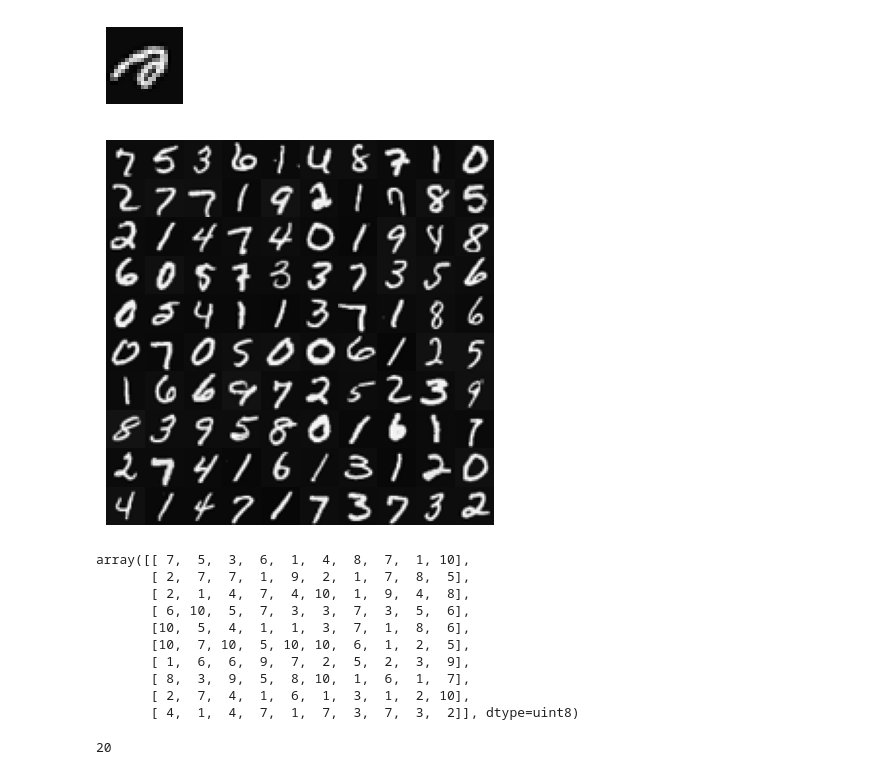
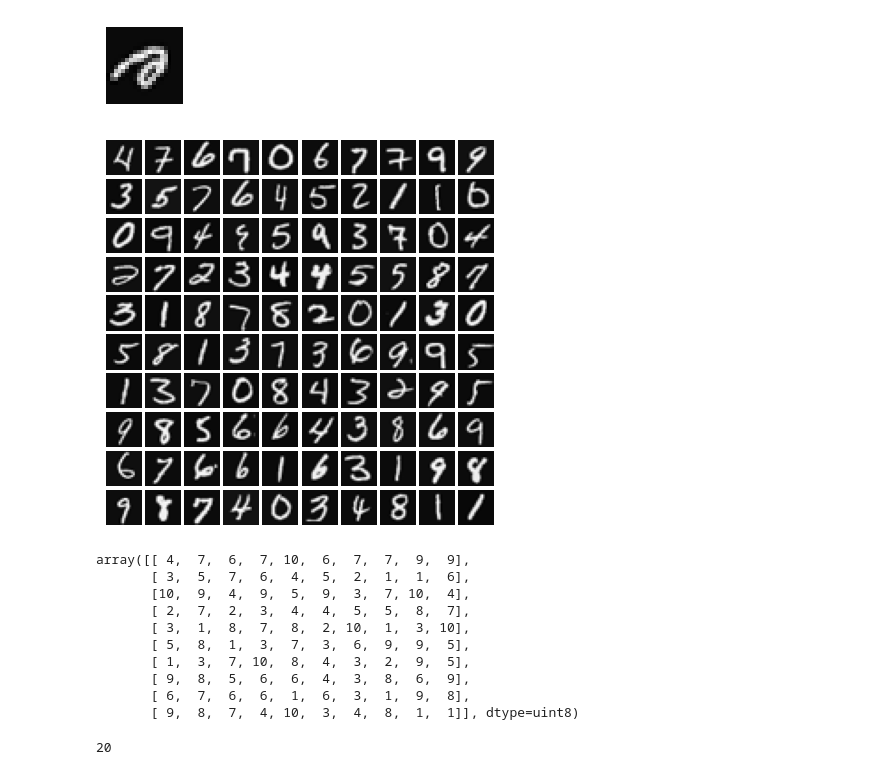
Before and after one commit to samisaf/Learning-AI, a Jupyter notebook: Coursera - Machine Learning/Neural Networks.ipynb, the cells around one changed output. Saved outputs shown, nothing was run; the diff lists cells and outputs as text; code cells hidden in the pictures.

```diff
--- a/Coursera - Machine Learning/Neural Networks.ipynb
+++ b/Coursera - Machine Learning/Neural Networks.ipynb
@@ -56,33 +56,33 @@ plt.axis('off')
 (-0.5, 19.5, 19.5, -0.5)
 [figure]
 # %%
-def displayData(X, y, plot_size=10):
+def displayData(X, y, plot_size=10, figsize=5):
     indices = np.random.choice(len(X), plot_size*plot_size, replace=False)
     labels = y[indices]
     selected_images = X[indices]
-    fig, axes = plt.subplots(plot_size, plot_size, figsize=(5, 5))
+    fig, axes = plt.subplots(plot_size, plot_size, figsize=(figsize, figsize))
     n = int(np.sqrt(X.shape[1]))
     for i, ax in enumerate(axes.flat):
         rotated_image = np.rot90(np.fliplr((selected_images[i].reshape(n, n))))
         ax.imshow(rotated_image.reshape(20, 20), cmap='gray')
         ax.axis('off')
-    plt.subplots_adjust(wspace=0, hspace=0)
+    plt.subplots_adjust(wspace=figsize/50, hspace=figsize/50)
     plt.show()
     return labels.reshape(plot_size, plot_size)
 
 displayData(X1, y1)
 # %% [output]
-[figure, old version]
+[figure, new version]
-array([[ 7,  5,  3,  6,  1,  4,  8,  7,  1, 10],
-       [ 2,  7,  7,  1,  9,  2,  1,  7,  8,  5],
-       [ 2,  1,  4,  7,  4, 10,  1,  9,  4,  8],
-       [ 6, 10,  5,  7,  3,  3,  7,  3,  5,  6],
-       [10,  5,  4,  1,  1,  3,  7,  1,  8,  6],
-       [10,  7, 10,  5, 10, 10,  6,  1,  2,  5],
-       [ 1,  6,  6,  9,  7,  2,  5,  2,  3,  9],
-       [ 8,  3,  9,  5,  8, 10,  1,  6,  1,  7],
-       [ 2,  7,  4,  1,  6,  1,  3,  1,  2, 10],
-       [ 4,  1,  4,  7,  1,  7,  3,  7,  3,  2]], dtype=uint8)
+array([[ 4,  7,  6,  7, 10,  6,  7,  7,  9,  9],
+       [ 3,  5,  7,  6,  4,  5,  2,  1,  1,  6],
+       [10,  9,  4,  9,  5,  9,  3,  7, 10,  4],
+       [ 2,  7,  2,  3,  4,  4,  5,  5,  8,  7],
+       [ 3,  1,  8,  7,  8,  2, 10,  1,  3, 10],
+       [ 5,  8,  1,  3,  7,  3,  6,  9,  9,  5],
+       [ 1,  3,  7, 10,  8,  4,  3,  2,  9,  5],
+       [ 9,  8,  5,  6,  6,  4,  3,  8,  6,  9],
+       [ 6,  7,  6,  6,  1,  6,  3,  1,  9,  8],
+       [ 9,  8,  7,  4, 10,  3,  4,  8,  1,  1]], dtype=uint8)
 # %%
 int(np.sqrt(X1.shape[1]))
 # %% [output]
```
Also changed, not shown: parts of 4 cells of this notebook.
